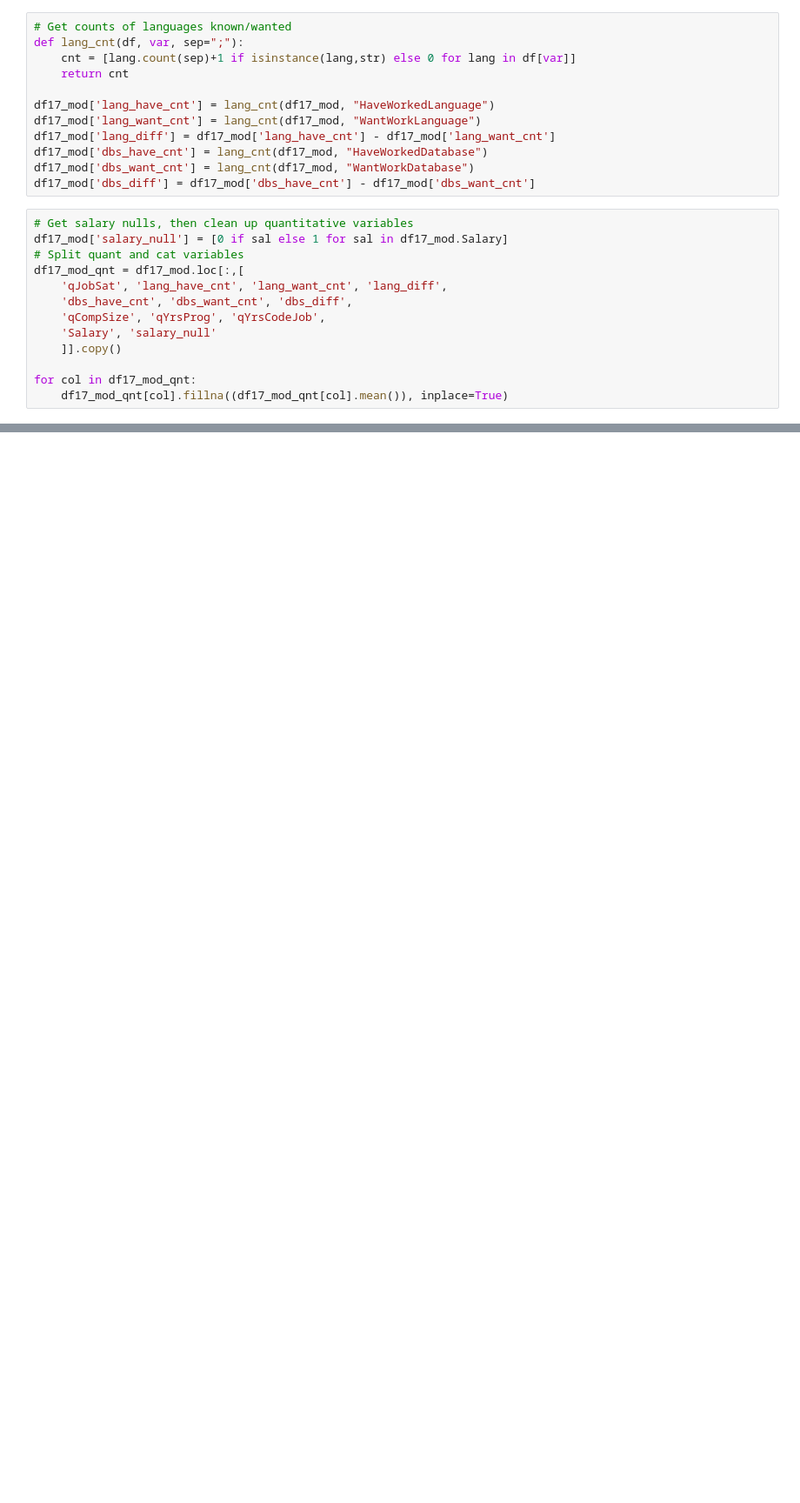
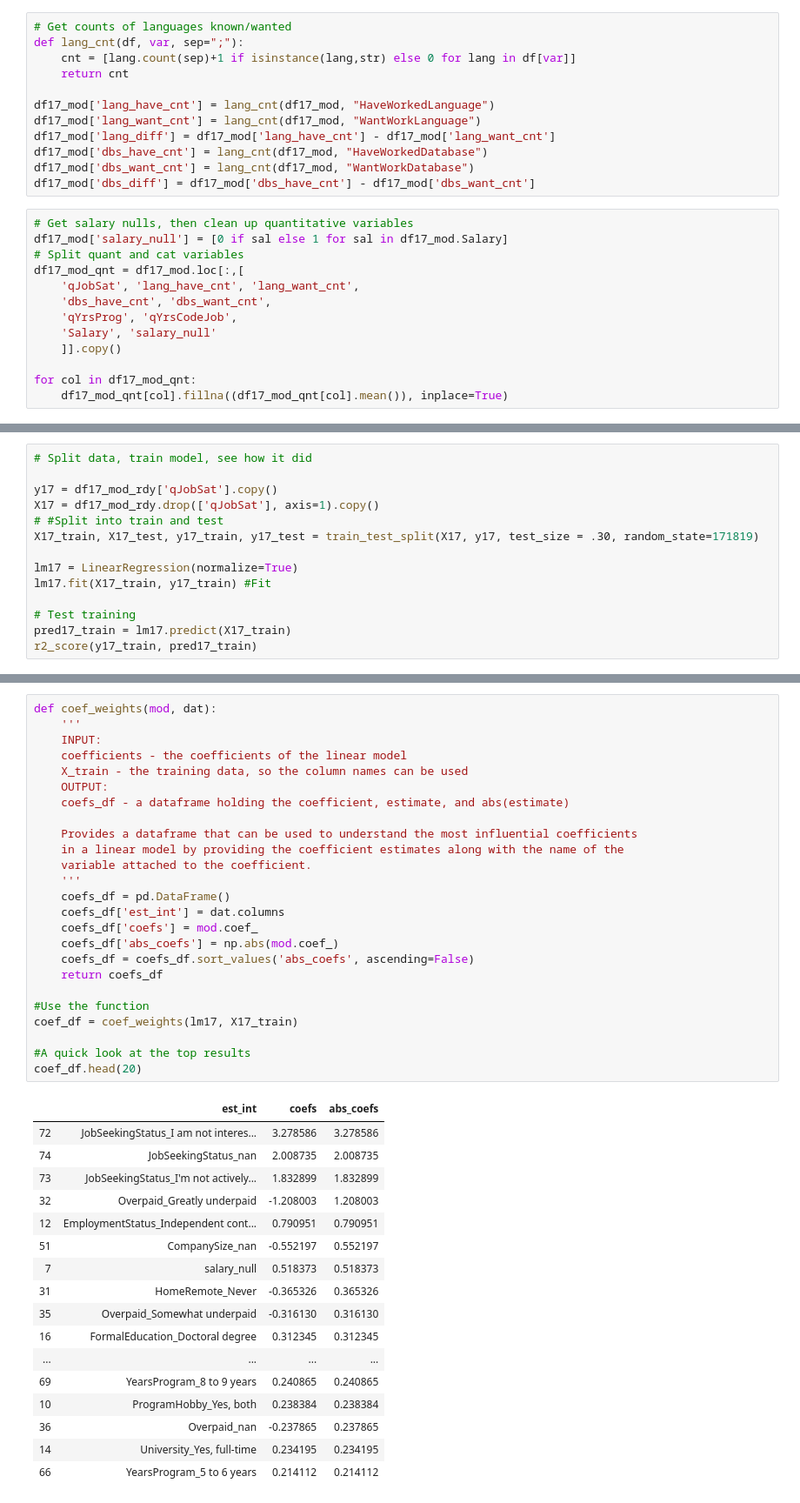
Before and after one commit to dsduncan/udsn_blogpost, a Jupyter notebook: dev_happiness.ipynb, the cells around one changed output, grey strips where cells are left out. Shown: that part at 87% size. Cells and saved outputs as stored; diff of their text form; blank space fills up the shorter version.

Commit message:
Fit model for 2017. Not a great fit, but at least it's something

```diff
--- a/dev_happiness.ipynb
+++ b/dev_happiness.ipynb
@@ -233,9 +236,9 @@ df17_mod['dbs_diff'] = df17_mod['dbs_have_cnt'] - df17_mod['dbs_want_cnt']
 df17_mod['salary_null'] = [0 if sal else 1 for sal in df17_mod.Salary]
 # Split quant and cat variables
 df17_mod_qnt = df17_mod.loc[:,[
-    'qJobSat', 'lang_have_cnt', 'lang_want_cnt', 'lang_diff',
-    'dbs_have_cnt', 'dbs_want_cnt', 'dbs_diff',
-    'qCompSize', 'qYrsProg', 'qYrsCodeJob',
+    'qJobSat', 'lang_have_cnt', 'lang_want_cnt',
+    'dbs_have_cnt', 'dbs_want_cnt',
+    'qYrsProg', 'qYrsCodeJob',
     'Salary', 'salary_null'
     ]].copy()
 
@@ -318,0 +265,14 @@ Name: LastNewJob, dtype: int64
+# %%
+# Split data, train model, see how it did
+
+y17 = df17_mod_rdy['qJobSat'].copy()
+X17 = df17_mod_rdy.drop(['qJobSat'], axis=1).copy()
+# #Split into train and test
+X17_train, X17_test, y17_train, y17_test = train_test_split(X17, y17, test_size = .30, random_state=171819)
+
+lm17 = LinearRegression(normalize=True)
+lm17.fit(X17_train, y17_train) #Fit
+
+# Test training
+pred17_train = lm17.predict(X17_train)
+r2_score(y17_train, pred17_train)
@@ -318,0 +281,43 @@ Name: LastNewJob, dtype: int64
+# %%
+def coef_weights(mod, dat):
+    '''
+    INPUT:
+    coefficients - the coefficients of the linear model
+    X_train - the training data, so the column names can be used
+    OUTPUT:
+    coefs_df - a dataframe holding the coefficient, estimate, and abs(estimate)
+
+    Provides a dataframe that can be used to understand the most influential coefficients
+    in a linear model by providing the coefficient estimates along with the name of the
+    variable attached to the coefficient.
+    '''
+    coefs_df = pd.DataFrame()
+    coefs_df['est_int'] = dat.columns
+    coefs_df['coefs'] = mod.coef_
+    coefs_df['abs_coefs'] = np.abs(mod.coef_)
+    coefs_df = coefs_df.sort_values('abs_coefs', ascending=False)
+    return coefs_df
+
+#Use the function
+coef_df = coef_weights(lm17, X17_train)
+
+#A quick look at the top results
+coef_df.head(20)
+# %% [output]
+|  | est_int | coefs | abs_coefs |
+| 72 | JobSeekingStatus_I am not interes... | 3.278586 | 3.278586 |
+| 74 | JobSeekingStatus_nan | 2.008735 | 2.008735 |
+| 73 | JobSeekingStatus_I'm not actively... | 1.832899 | 1.832899 |
+| 32 | Overpaid_Greatly underpaid | -1.208003 | 1.208003 |
+| 12 | EmploymentStatus_Independent cont... | 0.790951 | 0.790951 |
+| 51 | CompanySize_nan | -0.552197 | 0.552197 |
+| 7 | salary_null | 0.518373 | 0.518373 |
+| 31 | HomeRemote_Never | -0.365326 | 0.365326 |
+| 35 | Overpaid_Somewhat underpaid | -0.316130 | 0.316130 |
+| 16 | FormalEducation_Doctoral degree | 0.312345 | 0.312345 |
+| ... | ... | ... | ... |
+| 69 | YearsProgram_8 to 9 years | 0.240865 | 0.240865 |
+| 10 | ProgramHobby_Yes, both | 0.238384 | 0.238384 |
+| 36 | Overpaid_nan | -0.237865 | 0.237865 |
+| 14 | University_Yes, full-time | 0.234195 | 0.234195 |
+| 66 | YearsProgram_5 to 6 years | 0.214112 | 0.214112 |
```
Also changed, not shown: parts of 7 cells of this notebook.
